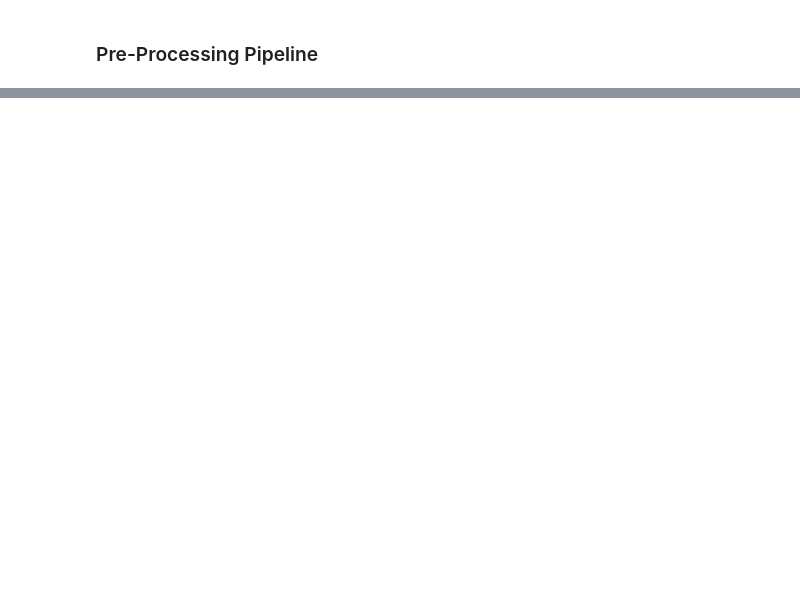
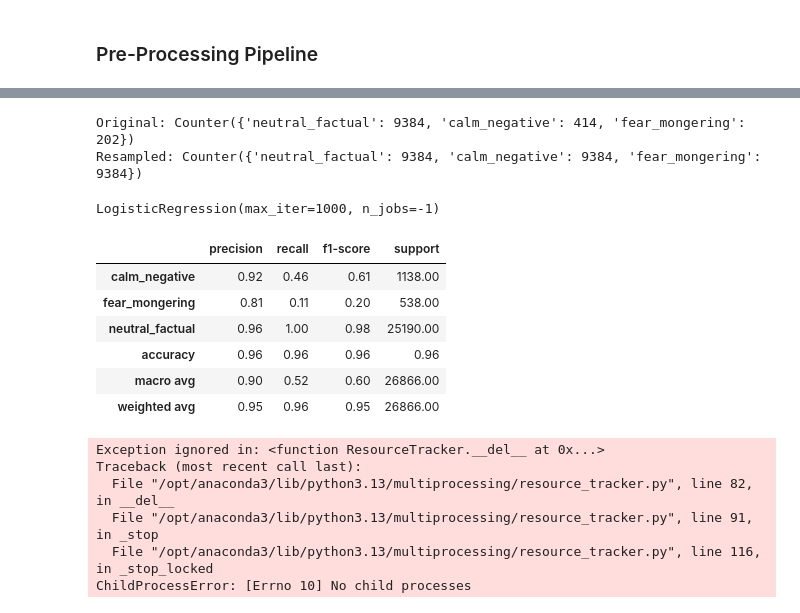
Before and after one commit to clarissecasicarino/sentiment-classifier, a Jupyter notebook: notebooks/classification_capstone.ipynb, the cells around one changed output, grey strips where cells are left out. Cells and saved outputs as stored; diff of their text form; code cells hidden in the pictures; blank space fills up the shorter version.

Commit message:
Add SMOTE

```diff
--- a/notebooks/classification_capstone.ipynb
+++ b/notebooks/classification_capstone.ipynb
@@ -707,11 +738,11 @@ preprocessor = create_preprocessing_pipeline(
 # %%
 from sklearn.linear_model import LogisticRegression
 
+# by default, class is multinomial
 clf = Pipeline(steps=[
     ('preprocess', preprocessor),
     ('model', LogisticRegression(
         max_iter=1000,
-        multi_class='multinomial',
         class_weight='balanced',
         n_jobs=-1
     ))
@@ -755,0 +773,53 @@ ChildProcessError: [Errno 10] No child processes
+# %%
+from imblearn.combine import SMOTETomek
+from collections import Counter
+
+X_small = X_train.sample(10000, random_state=42)
+y_small = y_train.loc[X_small.index]
+
+X_small_trans = clf.named_steps['preprocess'].fit_transform(X_small, y_small)
+smote_tomek = SMOTETomek(random_state=42)
+X_res_small, y_res_small = smote_tomek.fit_resample(X_small_trans, y_small)
+
+print("Original:", Counter(y_small))
+print("Resampled:", Counter(y_res_small))
+# %% [output]
+Original: Counter({'neutral_factual': 9384, 'calm_negative': 414, 'fear_mongering': 202})
+Resampled: Counter({'neutral_factual': 9384, 'calm_negative': 9384, 'fear_mongering': 9384})
+# %%
+from sklearn.linear_model import LogisticRegression
+
+# by default, class is multinomial
+logreg_resampled = LogisticRegression(
+    max_iter=1000,
+    class_weight=None,  # balance is handled by SMOTE
+    n_jobs=-1
+)
+
+logreg_resampled.fit(X_res_small, y_res_small)
+# %% [output]
+LogisticRegression(max_iter=1000, n_jobs=-1)
+# %%
+from sklearn.metrics import classification_report
+
+# Using the same preprocessor that was fit on X_small, y_small
+X_val_trans = clf.named_steps['preprocess'].transform(X_val)
+y_val_pred_res = logreg_resampled.predict(X_val_trans)
+
+report = classification_report(y_val, y_val_pred_res, output_dict=True)
+
+display(pd.DataFrame(report).T.round(2))
+# %% [output]
+|  | precision | recall | f1-score | support |
+| calm_negative | 0.92 | 0.46 | 0.61 | 1138.00 |
+| fear_mongering | 0.81 | 0.11 | 0.20 | 538.00 |
+| neutral_factual | 0.96 | 1.00 | 0.98 | 25190.00 |
+| accuracy | 0.96 | 0.96 | 0.96 | 0.96 |
+| macro avg | 0.90 | 0.52 | 0.60 | 26866.00 |
+| weighted avg | 0.95 | 0.96 | 0.95 | 26866.00 |
+Exception ignored in: <function ResourceTracker.__del__ at 0x...>
+Traceback (most recent call last):
+  File "/opt/anaconda3/lib/python3.13/multiprocessing/resource_tracker.py", line 82, in __del__
+  File "/opt/anaconda3/lib/python3.13/multiprocessing/resource_tracker.py", line 91, in _stop
+  File "/opt/anaconda3/lib/python3.13/multiprocessing/resource_tracker.py", line 116, in _stop_locked
+ChildProcessError: [Errno 10] No child processes
```
Also changed, not shown: parts of 6 cells of this notebook.
